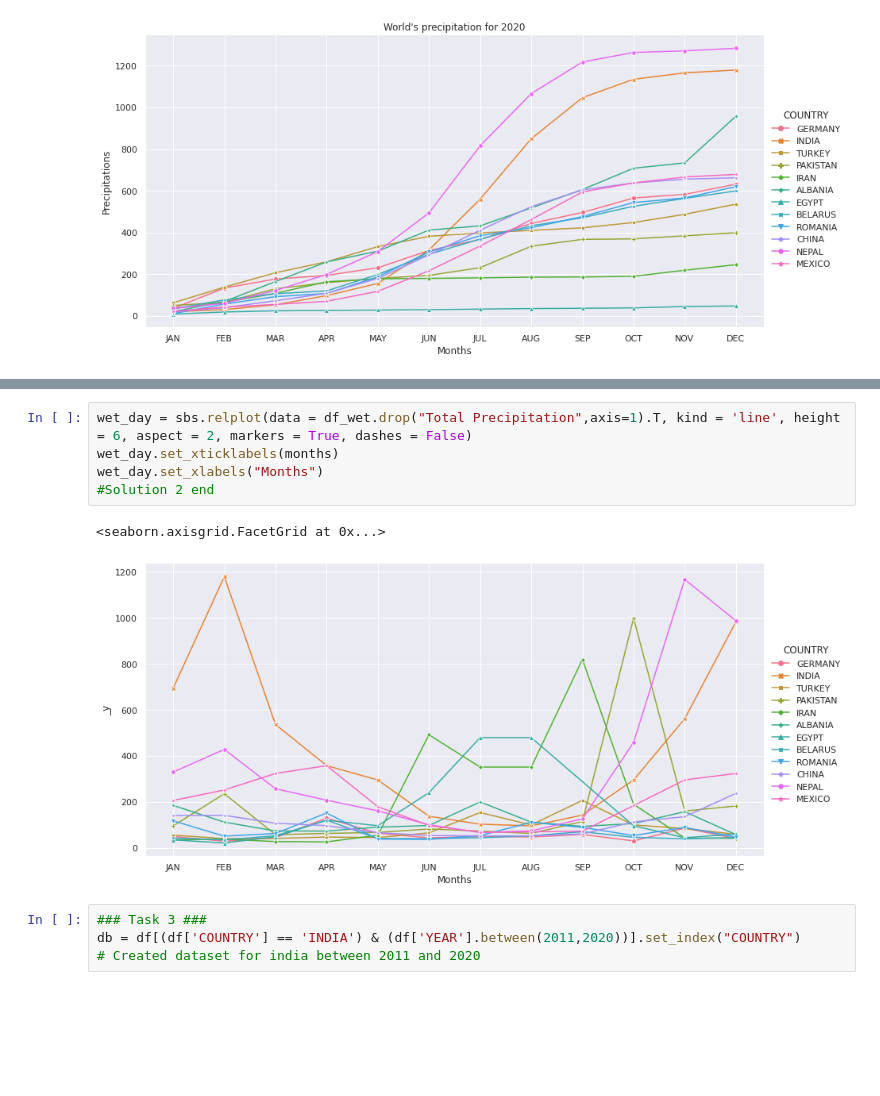
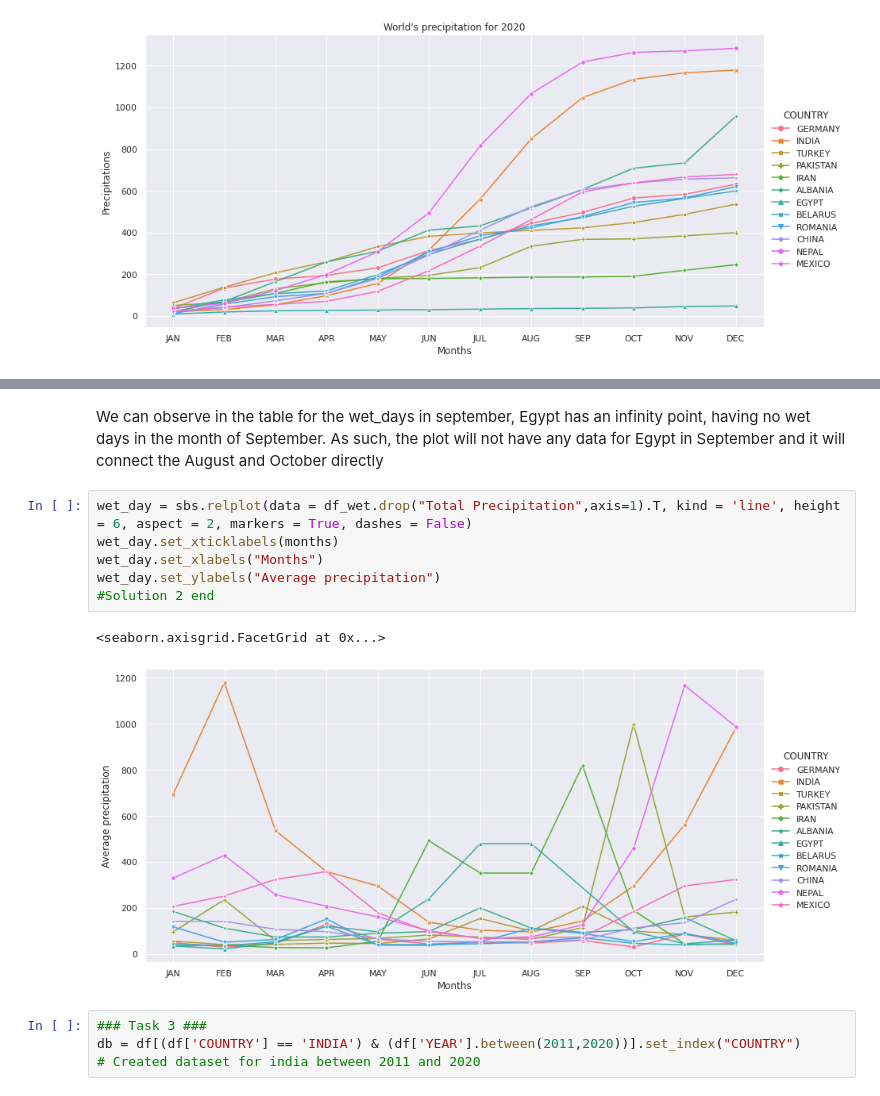
Before and after one commit to aronzek/UHH_research_methods, a Jupyter notebook: RM_A02_Group_E.ipynb, the cells around one changed output, grey strips where cells are left out. Cells and saved outputs as stored; diff of their text form; blank space fills up the shorter version.

```diff
--- a/RM_A02_Group_E.ipynb
+++ b/RM_A02_Group_E.ipynb
@@ -205,14 +205,17 @@ df_wet
 | CHINA | 140.936170 | 140.936170 | 106.838710 | 96.000000 | 65.584158 | 53.419355 | 51.750000 | ... |
 | NEPAL | 329.076923 | 427.800000 | 256.680000 | 207.000000 | 160.425000 | 100.265625 | 66.154639 | ... |
 | MEXICO | 205.636364 | 251.333333 | 323.142857 | 357.157895 | 178.578947 | 96.942857 | 67.188119 | ... |
+# %% [markdown]
+We can observe in the table for the wet_days in september, Egypt has an infinity point, having no wet days in the month of September. As such, the plot will not have any data for Egypt in September and it will connect the August and October directly
 # %%
 wet_day = sbs.relplot(data = df_wet.drop("Total Precipitation",axis=1).T, kind = 'line', height = 6, aspect = 2, markers = True, dashes = False)
 wet_day.set_xticklabels(months)
 wet_day.set_xlabels("Months")
+wet_day.set_ylabels("Average precipitation")
 #Solution 2 end
 # %% [output]
 <seaborn.axisgrid.FacetGrid at 0x...>
-[figure, old version]
+[figure, new version]
 # %%
 ### Task 3 ###
 db = df[(df['COUNTRY'] == 'INDIA') & (df['YEAR'].between(2011,2020))].set_index("COUNTRY")
```
Also changed, not shown: parts of 6 cells of this notebook.
